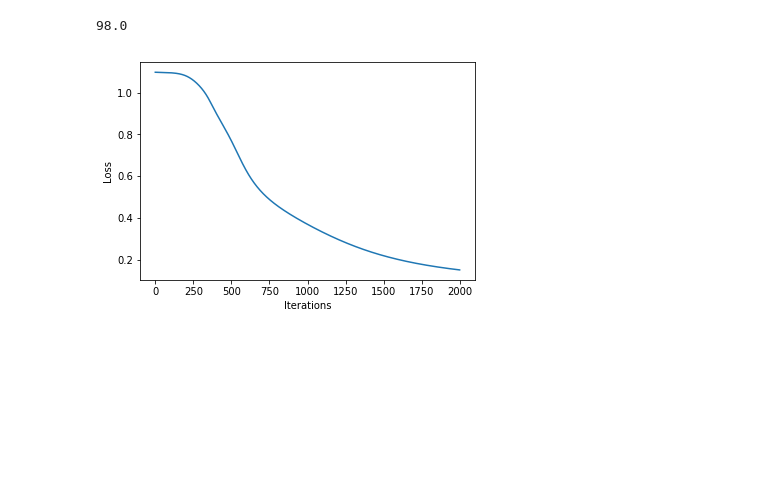
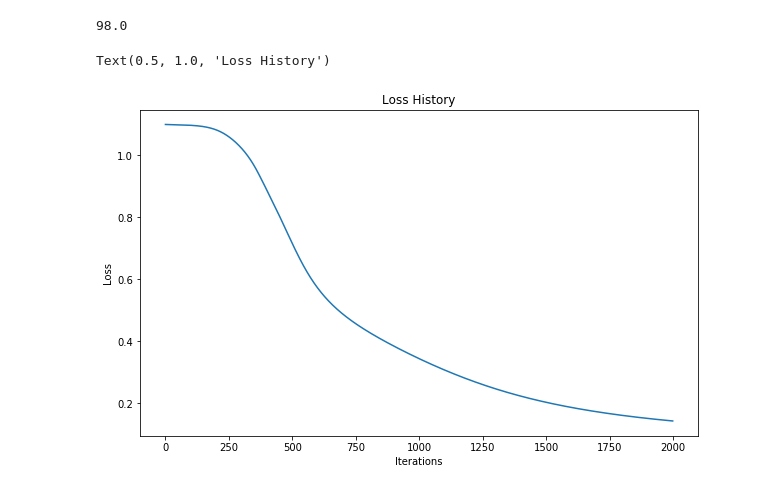
Before and after one commit to tynski/NeuralNetwork, a Jupyter notebook: NN_test.ipynb, the cells around one changed output. Drawn from its saved outputs; the diff is of its cells as text; code cells hidden in the pictures; blank space fills up the shorter version.

```diff
--- a/NN_test.ipynb
+++ b/NN_test.ipynb
@@ -32,10 +32,12 @@ np.mean(y_pred == y_test) * 100
 # %%
 import matplotlib.pyplot as plt
 
 plt.plot(FCNet.loss_history)
 plt.xlabel("Iterations")
 plt.ylabel("Loss")
-plt.show()
+plt.title("Loss History")
+plt.figure(figsize=(10,6))
 # %% [output]
+Text(0.5, 1.0, 'Loss History')
-[figure, old version]
+[figure, new version]
 # %%
```
Also changed, not shown: parts of 1 cell of this notebook.
